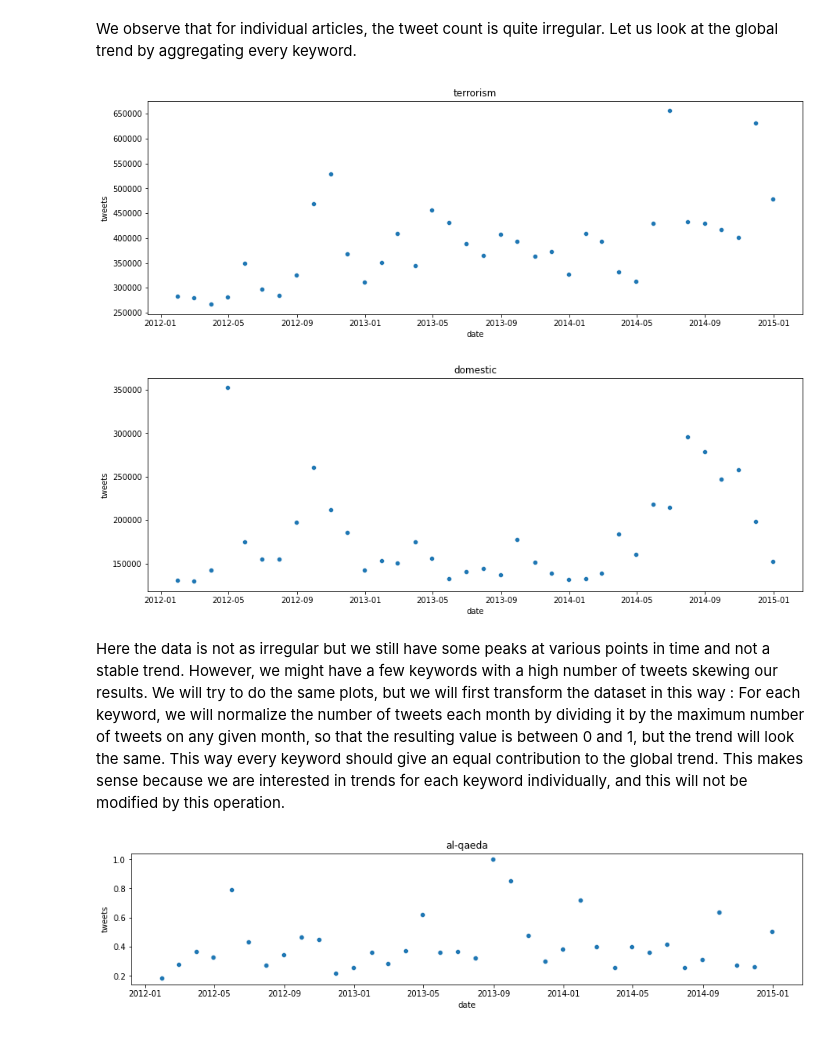
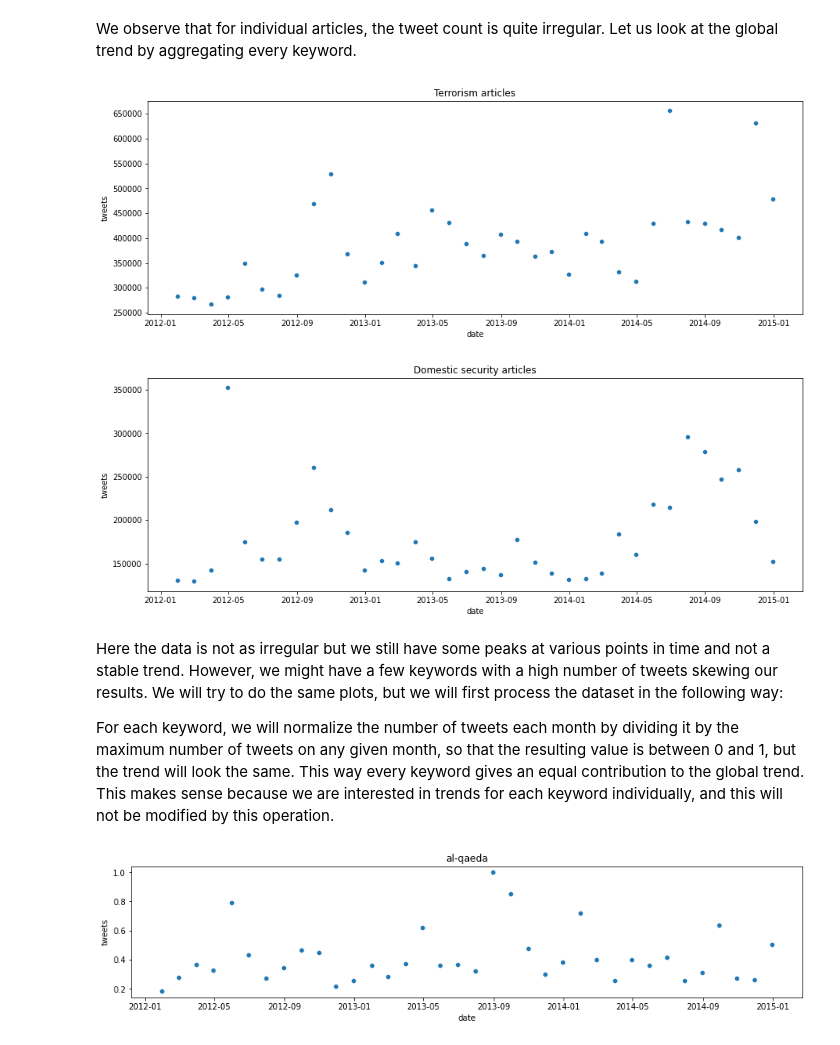
Before and after one commit to JulienVig/CS-401-Tweet-Analysis, a Jupyter notebook: tweet_analysis.ipynb, the cells around one changed output. Drawn from its saved outputs; the diff is of its cells as text; code cells hidden in the pictures.

```diff
--- a/tweet_analysis.ipynb
+++ b/tweet_analysis.ipynb
@@ -147,19 +130,22 @@ We observe that for individual articles, the tweet count is quite irregular. Let
 # %%
 monthly_terrorism_df = terrorism_df.groupby(pd.Grouper(key='date', freq='M')).sum().reset_index()
 monthly_domestic_df = domestic_df.groupby(pd.Grouper(key='date', freq='M')).sum().reset_index()
-# %%
-plt.figure(figsize=(15,5))
-sns.scatterplot(x='date', y='tweets', data=monthly_terrorism_df)
-plt.title('terrorism')
-plt.figure(figsize=(15,5))
-sns.scatterplot(x='date', y='tweets', data=monthly_domestic_df)
-plt.title('domestic');
-# %% [output]
-[figure, removed]
-[figure, removed]
+# %%
+def plot_global_trend(df, title):
+    """Plot the number of tweets per day contained in the given dataframe."""
+    plt.figure(figsize=(15,5))
+    sns.scatterplot(x='date', y='tweets', data=df)
+    plt.title(title)
+
+plot_global_trend(monthly_terrorism_df, 'Terrorism articles')
+plot_global_trend(monthly_domestic_df, 'Domestic security articles')
+# %% [output]
+[figure, added]
+[figure, added]
 # %% [markdown]
-Here the data is not as irregular but we still have some peaks at various points in time and not a stable trend. However, we might have a few keywords with a high number of tweets skewing our results. We will try to do the same plots, but we will first transform the dataset in this way :
-For each keyword, we will normalize the number of tweets each month by dividing it by the maximum number of tweets on any given month, so that the resulting value is between 0 and 1, but the trend will look the same. This way every keyword should give an equal contribution to the global trend.
+Here the data is not as irregular but we still have some peaks at various points in time and not a stable trend. However, we might have a few keywords with a high number of tweets skewing our results. We will try to do the same plots, but we will first process the dataset in the following way:
+
+For each keyword, we will normalize the number of tweets each month by dividing it by the maximum number of tweets on any given month, so that the resulting value is between 0 and 1, but the trend will look the same. This way every keyword gives an equal contribution to the global trend.
 This makes sense because we are interested in trends for each keyword individually, and this will not be modified by this operation.
 # %%
 # Here is an example of this operation on a single article :
```
Also changed, not shown: parts of 13 cells of this notebook.
